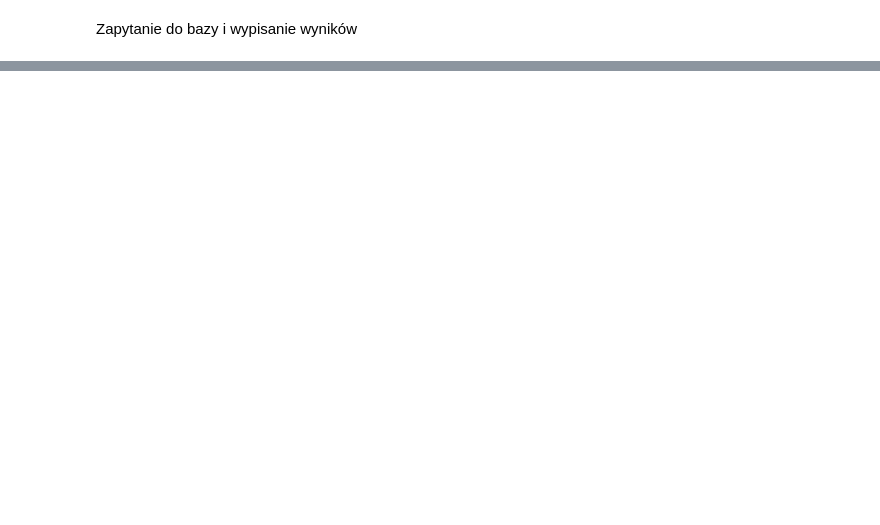
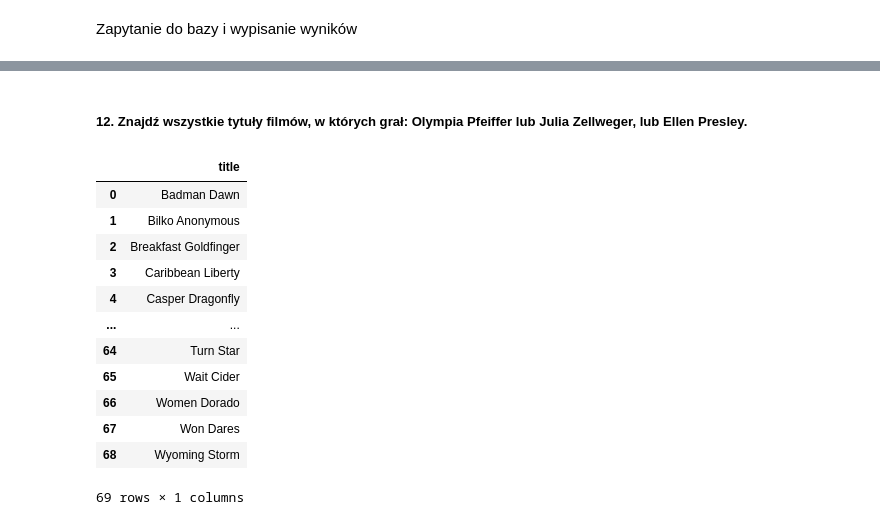
Before and after one commit to DanielJurkowski/AiBD, a Jupyter notebook: Lab 2/example.ipynb, the cells around one changed output, grey strips where cells are left out. Cells and saved outputs as stored; diff of their text form; code cells hidden in the pictures; blank space fills up the shorter version.

```diff
--- a/Lab 2/example.ipynb
+++ b/Lab 2/example.ipynb
@@ -55,0 +84,7 @@ df
+# %%
+import pandas as pd
+from sqlalchemy import create_engine
+
+db_string = "postgresql://wbauer_adb:adb2020@pgsql-196447.vipserv.org:5432/wbauer_adb"
+db = create_engine(db_string)
+connection = db.connect()
@@ -55,0 +245,20 @@ df
+# %% [markdown]
+##### 12. Znajdź wszystkie tytuły filmów, w których grał: Olympia Pfeiffer lub Julia Zellweger, lub Ellen Presley.
+# %%
+dataframe = pd.read_sql("select title from film_list where actors like '%%Ellen Presley%%' or actors "
+                        "like '%%Olympia Pfeiffer%%' or actors like '%%Julia Zellweger%%'", con=connection)
+dataframe
+# %% [output]
+|  | title |
+| 0 | Badman Dawn |
+| 1 | Bilko Anonymous |
+| 2 | Breakfast Goldfinger |
+| 3 | Caribbean Liberty |
+| 4 | Casper Dragonfly |
+| ... | ... |
+| 64 | Turn Star |
+| 65 | Wait Cider |
+| 66 | Women Dorado |
+| 67 | Won Dares |
+| 68 | Wyoming Storm |
+69 rows × 1 columns
```
Also changed, not shown: parts of 29 cells of this notebook, 1 other file.
